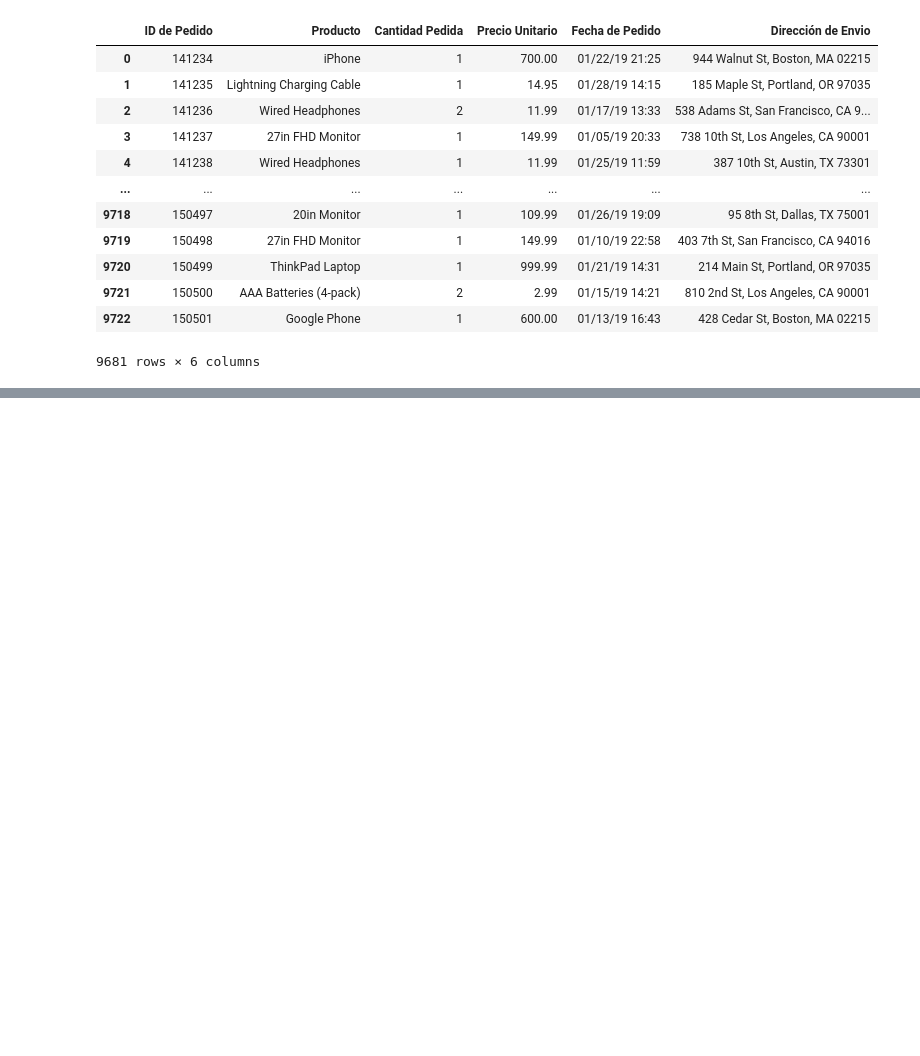
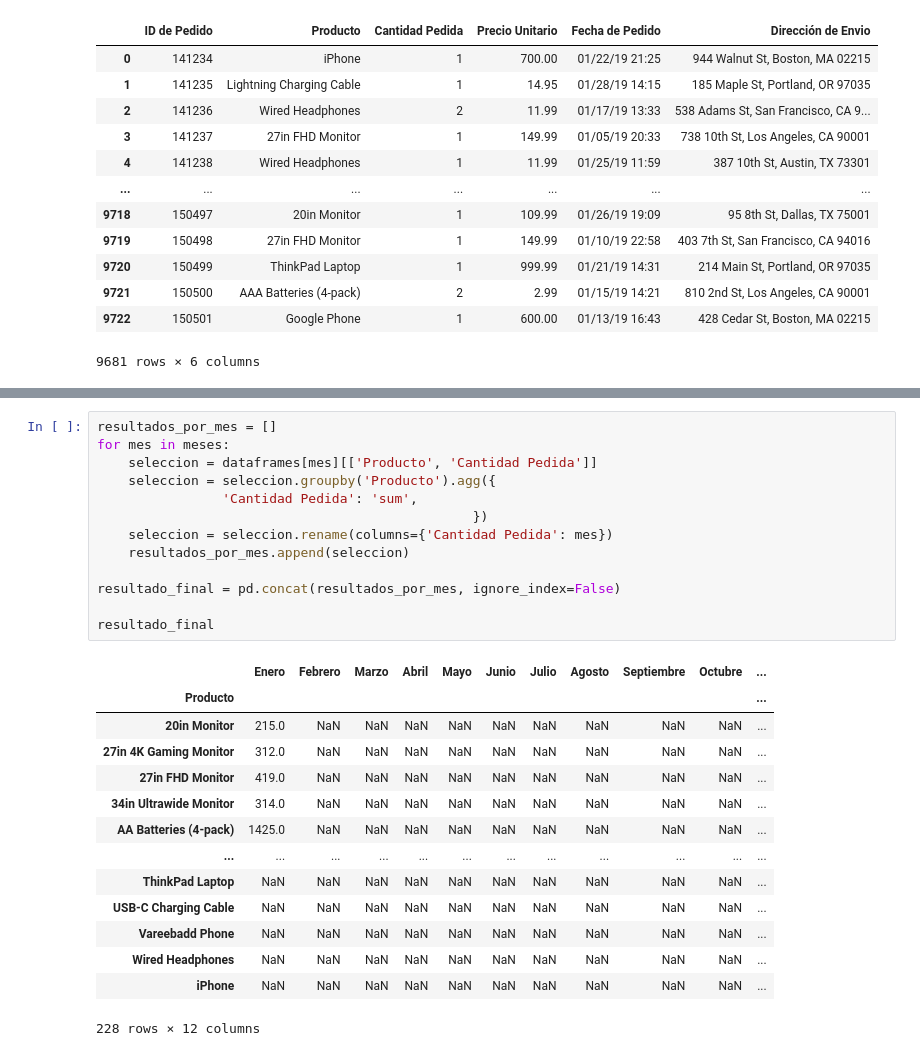
Before and after one commit to SOFT-cRONOS/BigData-Actividades, a Jupyter notebook: U3-Analisis de datos - TP 1/BD-TP1-VENTAS.ipynb, the cells around one changed output, grey strips where cells are left out. Drawn from its saved outputs; the diff is of its cells as text; blank space fills up the shorter version.

```diff
--- a/U3-Analisis de datos - TP 1/BD-TP1-VENTAS.ipynb
+++ b/U3-Analisis de datos - TP 1/BD-TP1-VENTAS.ipynb
@@ -167,0 +124,28 @@ chart
+# %%
+resultados_por_mes = []
+for mes in meses:
+    seleccion = dataframes[mes][['Producto', 'Cantidad Pedida']]
+    seleccion = seleccion.groupby('Producto').agg({
+                'Cantidad Pedida': 'sum',
+                                                })
+    seleccion = seleccion.rename(columns={'Cantidad Pedida': mes})
+    resultados_por_mes.append(seleccion)
+
+resultado_final = pd.concat(resultados_por_mes, ignore_index=False)
+
+resultado_final
+# %% [output]
+|  | Enero | Febrero | Marzo | Abril | Mayo | Junio | Julio | Agosto | Septiembre | Octubre | ... |
+| Producto |  |  |  |  |  |  |  |  |  |  | ... |
+| 20in Monitor | 215.0 | NaN | NaN | NaN | NaN | NaN | NaN | NaN | NaN | NaN | ... |
+| 27in 4K Gaming Monitor | 312.0 | NaN | NaN | NaN | NaN | NaN | NaN | NaN | NaN | NaN | ... |
+| 27in FHD Monitor | 419.0 | NaN | NaN | NaN | NaN | NaN | NaN | NaN | NaN | NaN | ... |
+| 34in Ultrawide Monitor | 314.0 | NaN | NaN | NaN | NaN | NaN | NaN | NaN | NaN | NaN | ... |
+| AA Batteries (4-pack) | 1425.0 | NaN | NaN | NaN | NaN | NaN | NaN | NaN | NaN | NaN | ... |
+| ... | ... | ... | ... | ... | ... | ... | ... | ... | ... | ... | ... |
+| ThinkPad Laptop | NaN | NaN | NaN | NaN | NaN | NaN | NaN | NaN | NaN | NaN | ... |
+| USB-C Charging Cable | NaN | NaN | NaN | NaN | NaN | NaN | NaN | NaN | NaN | NaN | ... |
+| Vareebadd Phone | NaN | NaN | NaN | NaN | NaN | NaN | NaN | NaN | NaN | NaN | ... |
+| Wired Headphones | NaN | NaN | NaN | NaN | NaN | NaN | NaN | NaN | NaN | NaN | ... |
+| iPhone | NaN | NaN | NaN | NaN | NaN | NaN | NaN | NaN | NaN | NaN | ... |
+228 rows × 12 columns
```
Also changed, not shown: parts of 1 cell of this notebook.
